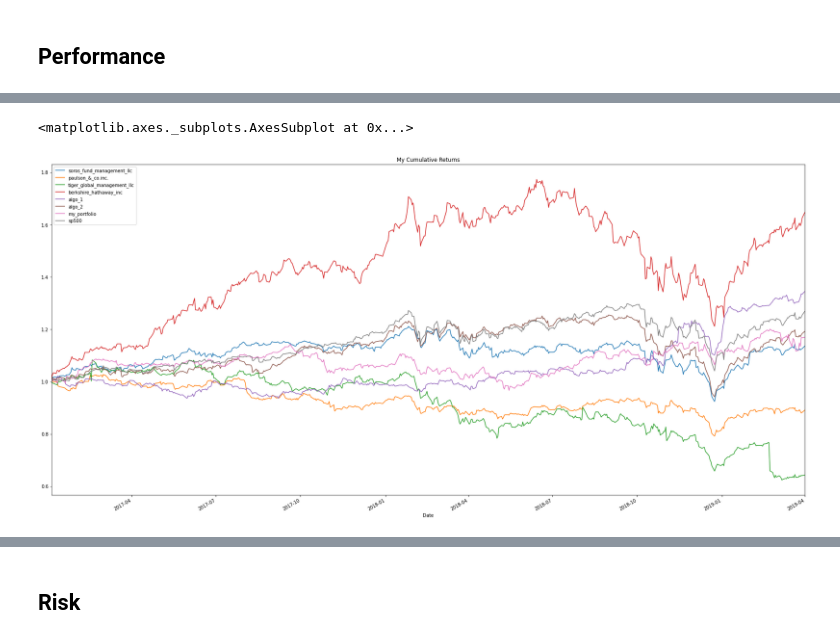
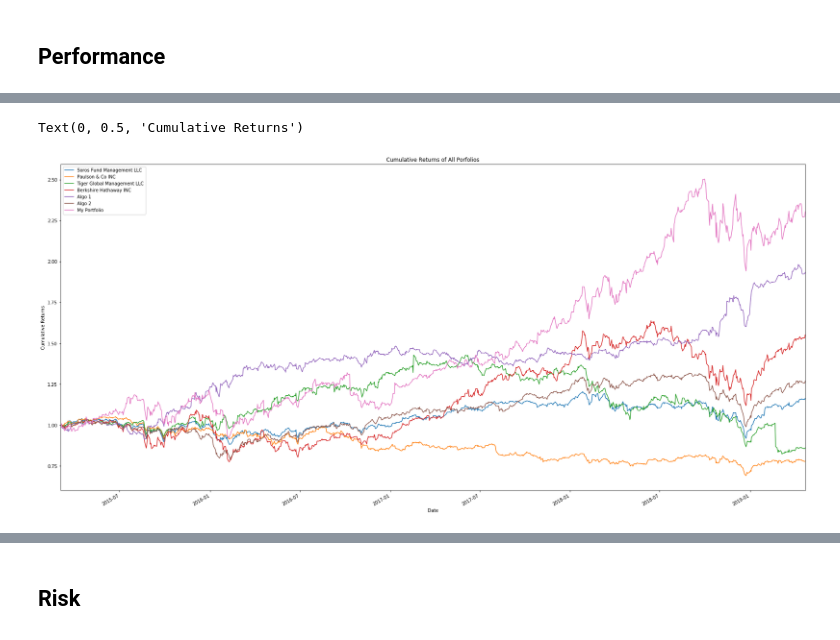
Before and after one commit to EmilianoAmador/Emiliano_Amador_a_whale_off_the_portfolio, a Jupyter notebook: whale_analysis.ipynb, the cells around one changed output, grey strips where cells are left out. Cells and saved outputs as stored; diff of their text form; code cells hidden in the pictures.

```diff
--- a/whale_analysis.ipynb
+++ b/whale_analysis.ipynb
@@ -169,10 +169,10 @@ sp500_daily_returns.head()
 ## Combine Whale, Algorithmic, and S&P 500 Returns
 # %%
 # Concatenate all DataFrames into a single DataFrame
-joined_daily_returns = pd.concat([whale_returns_csv, algo_returns_csv, sp500_daily_returns], axis="columns", join="inner")
-joined_daily_returns.columns = joined_daily_returns.columns.str.strip().str.lower().str.replace(' ', '_').str.replace('(', '').str.replace(')', '')
-joined_daily_returns.dropna(inplace=True)
-joined_daily_returns
+all_daily_returns = pd.concat([whale_returns_csv, algo_returns_csv, sp500_daily_returns], axis="columns", join="inner")
+all_daily_returns.columns = all_daily_returns.columns.str.strip().str.lower().str.replace(' ', '_').str.replace('(', '').str.replace(')', '')
+all_daily_returns.dropna(inplace=True)
+all_daily_returns.head()
 # %% [output]
 |  | soros_fund_management_llc | paulson_&_co.inc. | tiger_global_management_llc | berkshire_hathaway_inc | algo_1 | algo_2 | ... |
 | Date |  |  |  |  |  |  | ... |
@@ -438,0 +458,3 @@ dtype: int64
+# %%
+portfolio_percent_change = my_df_daily_returns.pct_change()
+portfolio_percent_change.head()
@@ -439,7 +469,7 @@ dtype: int64
 # %%
 # Calculate weighted portfolio returns
 weights = [1/3, 1/3, 1/3]
-portfolio_returns = combined_daily_returns.dot(weights)
+portfolio_returns = portfolio_percent_change.dot(weights)
 portfolio_returns.head(15)
 # %% [output]
 Date
@@ -464,14 +492,16 @@ dtype: float64
 # %%
-#all_daily_returns_unordered= pd.concat([joined_daily_returns, combined_daily_returns], axis="columns", join="inner")
-#all_daily_returns = all_daily_returns_unordered[['soros_fund_management_llc', 'paulson_&_co.inc.', 'tiger_global_management_llc',
-#                                                 'berkshire_hathaway_inc', 'algo_1', 'algo_2', 'merck_&_co', 'johnson_&_johnson', 'proctor_&_gamble', 'sp500'
-#                                                ]]
+# Concatenate my portfolio to the rest of the portfolio Dataframe. Using an inner join to avoid NaN cells.
+all_daily_returns_unordered= pd.concat([all_daily_returns, portfolio_returns], axis="columns", join="inner")
+all_daily_returns_unordered.rename(columns={
+    0:'My Portfolio', 'soros_fund_management_llc': 'Soros Fund Management LLC', 'paulson_&_co.inc.': 'Paulson & Co INC',
+    'tiger_global_management_llc': 'Tiger Global Management LLC', 'berkshire_hathaway_inc':'Berkshire Hathaway INC',
+    'algo_1':'Algo 1', 'algo_2': 'Algo 2', 'sp500': 'SP500'
+}, inplace = True)
 
-# Concatenate my portfolio to the rest of the portfolio Dataframe. Use an inner join to avoid NaN cells.
-all_daily_returns_unordered= pd.concat([joined_daily_returns, portfolio_returns], axis="columns", join="inner")
-all_daily_returns_unordered.rename(columns={0:"my_portfolio"}, inplace = True)
-all_daily_returns = all_daily_returns_unordered[['soros_fund_management_llc', 'paulson_&_co.inc.', 'tiger_global_management_llc',
-                                                 'berkshire_hathaway_inc', 'algo_1', 'algo_2', 'my_portfolio', 'sp500'
+portfolios_daily_returns_snp500 = all_daily_returns_unordered[['Soros Fund Management LLC', 'Paulson & Co INC', 'Tiger Global Management LLC',
+                                                 'Berkshire Hathaway INC', 'Algo 1', 'Algo 2', 'My Portfolio', 'SP500'
                                                 ]]
-all_daily_returns.head()
+
+portfolios_daily_returns = portfolios_daily_returns_snp500.drop('SP500', axis=1)
+portfolios_daily_returns.head()
 # %% [output]
@@ -507,6 +551,8 @@ all_daily_returns.plot(figsize=(30, 15), title='Daily Returns')
 # %%
-my_cumulative_returns = (1 + all_daily_returns).cumprod()
-my_cumulative_returns.plot(figsize=(30, 15), title='My Cumulative Returns')
+# plot cumulative return of all portfolios
+all_cumulative_returns = (1 + portfolios_daily_returns).cumprod()
+all_cumulative_returns_obj = all_cumulative_returns.plot(figsize=(30, 15), title='Cumulative Returns of All Porfolios')
+all_cumulative_returns_obj.set_ylabel('Cumulative Returns')
 # %% [output]
-<matplotlib.axes._subplots.AxesSubplot at 0x...>
+Text(0, 0.5, 'Cumulative Returns')
-[figure, old version]
+[figure, new version]
```
Also changed, not shown: parts of 73 cells of this notebook, 3 other files.
